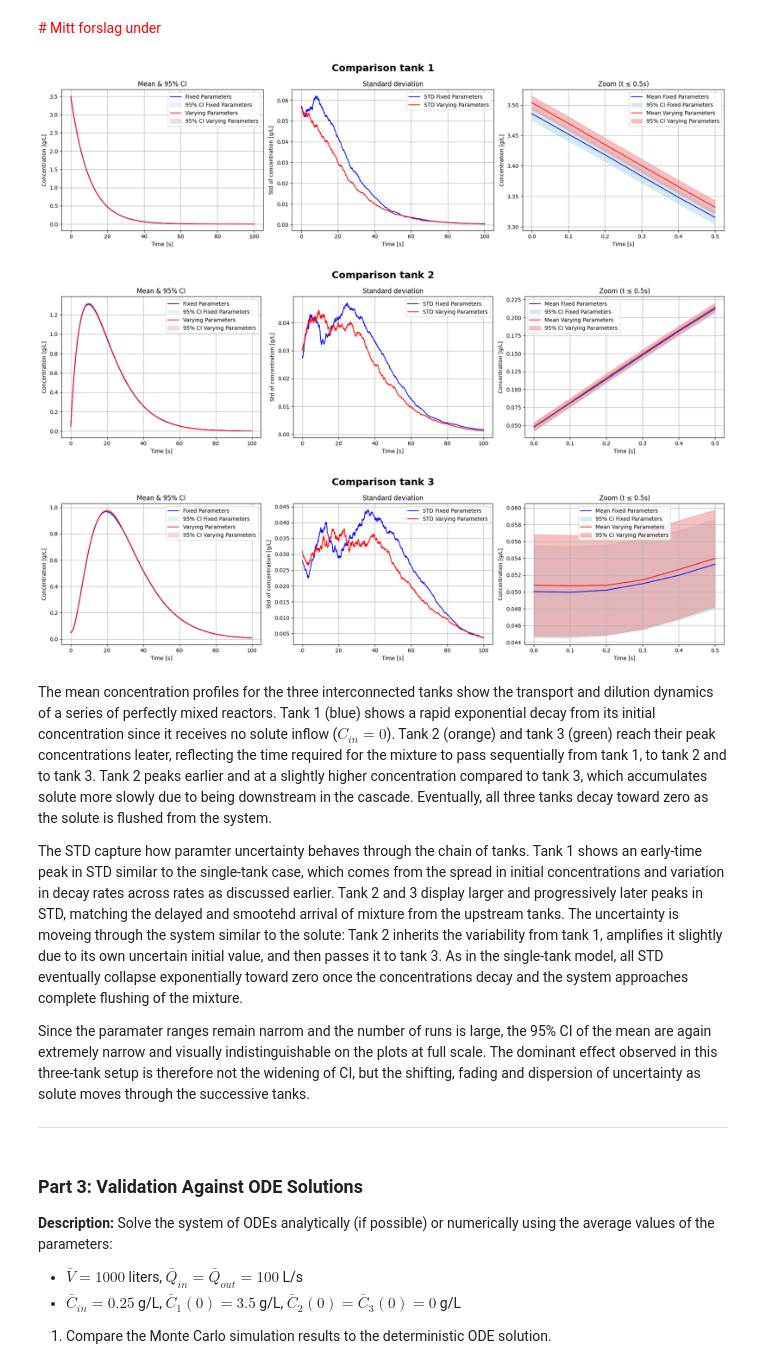
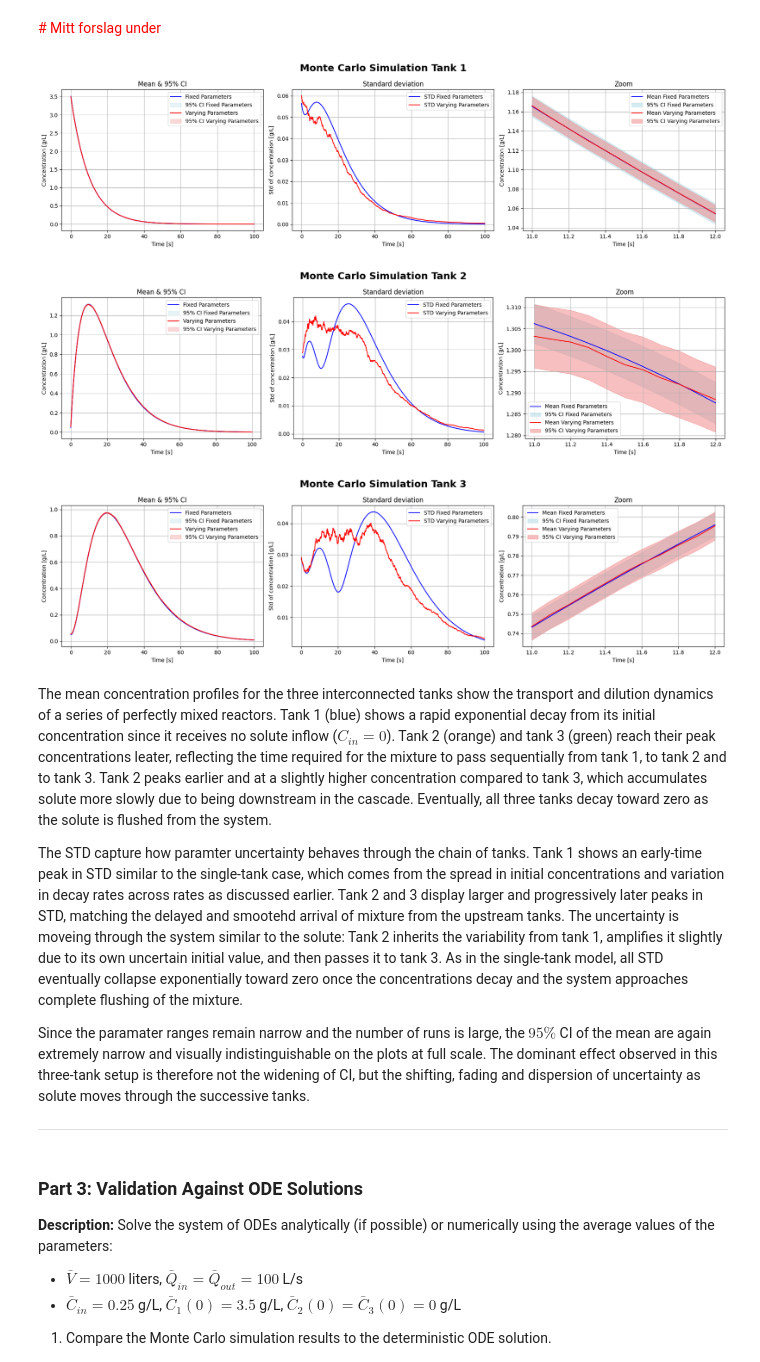
Before and after one commit to MalleBallen/Torgrim-og-Malvin-Gruppeprosjekt, a Jupyter notebook: project4/project4_malvin_oppdatering.ipynb, the cells around one changed output. Drawn from its saved outputs; the diff is of its cells as text; code cells hidden in the pictures.

```diff
--- a/project4/project4_malvin_oppdatering.ipynb
+++ b/project4/project4_malvin_oppdatering.ipynb
@@ -276,10 +304,10 @@ for n in range(n_steps):
     Q_step = np.random.uniform(95.0, 105.0, size=n_runs)   # new Q for each time step
 
     # ==== Particle probability monte carlo ====
-    p_leave = 1.0 - np.exp(- (Q_step / V) * dt)
+    p_leave = 1.0 - np.exp(- (Q_step / V) * dt) # New p based on Q.
     survivors = np.random.binomial(N2[:, n], 1.0 - p_leave)
-    N2[:, n+1] = survivors + Cin * V
-    C2_p[:, n+1] = N2[:, n+1]  / V # Concentration = number of particles / volume
+    N2[:, n+1] = survivors + Cin * V * N_gram # Latter part for including injection concentration, but is set to 0.
+    C2_p[:, n+1] = N2[:, n+1]  / ( V * N_gram ) # Concentration = number of particles / (volume*number of particles per gram)
 
     # ==== Explicit Euler simulation ====
     factor_step = 1.0 - (Q_step / V) * dt
@@ -293,5 +321,6 @@ plot_stats(C2, suptitle_="Explicit Eulers Method with Varying parameters (Option
 # %%
-def plot_difference(C_fix, C_var, title_main = "Monte Carlo comparison | Fixed vs Varying Parameters", first_legend = "Fixed Parameters", second_legend = "Varying Parameters"):
+def plot_difference(C_fix, C_var, title_main = "Monte Carlo comparison | Fixed vs Varying Parameters", first_legend = "Fixed Parameters", second_legend = "Varying Parameters",
+                    mask = (t >= 11) & (t <= 12)):
     """
     Compare two sets of concentrations over time and visualize:
     - Mean concentration with 95% confidence intervals
@@ -338,14 +367,13 @@ def plot_difference(C_fix, C_var, title_main = "Monte Carlo comparison | Fixed v
 
         # --- Plot 3: Zoomed interval (first 0.5s) ---
         ax = axes[2]
-        mask = t <= 0.5
         ax.plot(t[mask], C_mean[mask], label=f"Mean {first_legend}", color='blue')
         ax.fill_between(t[mask], C_lower[mask], C_upper[mask], color='lightblue', alpha=0.5, label=f"95% CI {first_legend}")
         ax.plot(t[mask], C_mean_p[mask], label=f"Mean {second_legend}", color='red')
         ax.fill_between(t[mask], C_lower_p[mask], C_upper_p[mask], color='lightcoral', alpha=0.5, label=f"95% CI {second_legend}")
         ax.set_xlabel("Time [s]")
         ax.set_ylabel("Concentration [g/L]")
-        ax.set_title(f"Zoom (t ≤ 0.5s)")
+        ax.set_title(f"Zoom")
         ax.legend()
         ax.grid(True)
 
@@ -666,13 +694,16 @@ def simulation_3tanks(
         n_runs = 100,
         n_steps = 1000,
         dt= 0.1,
-        fixed=True
+        fixed=True,
+        N_gram = 1 # Number of particles per gram in particle monte carlo method
 ):
     t = np.arange(n_steps + 1) * dt
 
     # Sample parameters (fixed per run)
     V = np.random.uniform(950.0, 1050.0, size=n_runs)
     Q_step = np.random.uniform(95.0, 105.0, size=n_runs)
+    decay = 1.0 - (Q_step / V) * dt #Euler
+    coupling = (Q_step / V) * dt #Euler
     Cin = 0.0
     C_1_0 = np.random.uniform(3.4, 3.6, size=n_runs)
     C_2_0 = np.random.uniform(0.0, 0.1, size=n_runs)
@@ -691,9 +722,9 @@ def simulation_3tanks(
     N_2 = np.zeros((n_runs, n_steps + 1), dtype=int)
     N_3 = np.zeros((n_runs, n_steps + 1), dtype=int)
 
-    N_1[:, 0] = np.round((C_1_0 * V)).astype(int) # Initial number of particles in each run
-    N_2[:, 0] = np.round((C_2_0 * V)).astype(int)
-    N_3[:, 0] = np.round((C_3_0 * V)).astype(int)
+    N_1[:, 0] = np.round((C_1_0 * V * N_gram)).astype(int) # Initial number of particles in each run
+    N_2[:, 0] = np.round((C_2_0 * V * N_gram)).astype(int)
+    N_3[:, 0] = np.round((C_3_0 * V * N_gram)).astype(int)
 
     C_1[:, 0] = C_1_0
     C_2[:, 0] = C_2_0
@@ -701,44 +732,46 @@ def simulation_3tanks(
 
     C_1_p[:, 0] = C_1_0
     C_2_p[:, 0] = C_2_0
     C_3_p[:, 0] = C_3_0
 
 
     for n in range(n_steps):
         if not fixed:
             Q_step = np.random.uniform(95.0, 105.0, size=n_runs)   # The Q for each step for
+            decay = 1.0 - (Q_step / V) * dt #Euler
+            coupling = (Q_step / V) * dt #Euler
 
         # ==== Particle probability monte carlo ====
         p_leave = 1.0 - np.exp(- (Q_step / V) * dt)
         # Tank 1
         survivors_1 = np.random.binomial(N_1[:, n], 1.0 - p_leave) # Particles that stay
-        N_1[:, n+1] = survivors_1 + Cin * V # New particles from inflow (zero in our case...)
-        C_1_p[:, n+1] = N_1[:, n+1]  / V # Concentration = number of particles / volume
+        N_1[:, n+1] = survivors_1 + Cin * V * N_gram # New particles from inflow (zero in our case...)
+        C_1_p[:, n+1] = N_1[:, n+1]  / ( V * N_gram) # Concentration = number of particles / volume
 
         survivors_2 = np.random.binomial(N_2[:, n], 1.0 - p_leave) # Particles that stay
-        N_2[:, n+1] = survivors_2 + (N_1[:, n] - survivors_1) # Survivors from last plus New particles from inflow from tank 1
-        C_2_p[:, n+1] = N_2[:, n+1]  / V # Concentration = number of particles / volume
+        N_2[:, n+1] = survivors_2 + (N_1[:, n] - survivors_1)  # Survivors from last plus New particles from inflow from tank 1
+        C_2_p[:, n+1] = N_2[:, n+1]  / ( V * N_gram)  # Concentration = number of particles / volume
 
         survivors_3 = np.random.binomial(N_3[:, n], 1.0 - p_leave) # Particles that stay
-        N_3[:, n+1] = survivors_3 + (N_2[:, n] - survivors_2) # Survivors from last plus New particles from inflow from tank 2
-        C_3_p[:, n+1] = N_3[:, n+1]  / V # Concentration = number of particles / volume
+        N_3[:, n+1] = survivors_3 + (N_2[:, n] - survivors_2)  # Survivors from last plus New particles from inflow from tank 2
+        C_3_p[:, n+1] = N_3[:, n+1]  / ( V * N_gram)  # Concentration = number of particles / volume
 
         # ==== Explicit Euler simulation ====
         C_1[:, n+1] = C_1[:, n] * decay                        # pure decay
         C_2[:, n+1] = C_2[:, n] * decay + coupling * C_1[:, n]  # inflow from tank 1
         C_3[:, n+1] = C_3[:, n] * decay + coupling * C_2[:, n]  # inflow from tank 2
 
     return (C_1, C_2, C_3), (C_1_p, C_2_p, C_3_p)
 
-C_euler, C_particle = simulation_3tanks(fixed=True)
+C_euler, C_particle = simulation_3tanks(fixed=True, N_gram = 10000)
 C_euler_var, C_particle_var = simulation_3tanks(fixed=False)
 
 for i in range(3):
-    plot_difference(C_particle[i], C_particle_var[i], title_main=f"Comparison tank {i+1}")
+    plot_difference(C_particle[i], C_particle_var[i], title_main=f"Monte Carlo Simulation Tank {i+1}")
 # %% [output]
-[figure, old version]
+[figure, new version]
-[figure, old version]
+[figure, new version]
-[figure, old version]
+[figure, new version]
 # %% [markdown]
 The mean concentration profiles for the three interconnected tanks show the transport and dilution dynamics of a series of perfectly mixed reactors.
 Tank 1 (blue) shows a rapid exponential decay from its initial concentration since it receives no solute inflow ($C_{in}=0$).
@@ -750,7 +783,7 @@ The STD capture how paramter uncertainty behaves through the chain of tanks.
 Tank 1 shows an early-time peak in STD similar to the single-tank case, which comes from the spread in initial concentrations and variation in decay rates across rates as discussed earlier.
 Tank 2 and 3 display larger and progressively later peaks in STD, matching the delayed and smootehd arrival of mixture from the upstream tanks. The uncertainty is moveing through the system similar to the solute: Tank 2 inherits the variability from tank 1, amplifies it slightly due to its own uncertain initial value, and then passes it to tank 3. As in the single-tank model, all STD eventually collapse exponentially toward zero once the concentrations decay and the system approaches complete flushing of the mixture.
 
-Since the paramater ranges remain narrom and the number of runs is large, the 95% CI of the mean are again extremely narrow and visually indistinguishable on the plots at full scale.
+Since the paramater ranges remain narrow and the number of runs is large, the $95\%$ CI of the mean are again extremely narrow and visually indistinguishable on the plots at full scale.
 The dominant effect observed in this three-tank setup is therefore not the widening of CI, but the shifting, fading and dispersion of uncertainty as solute moves through the successive tanks.
 
 ***
```
Also changed, not shown: parts of 29 cells of this notebook.
